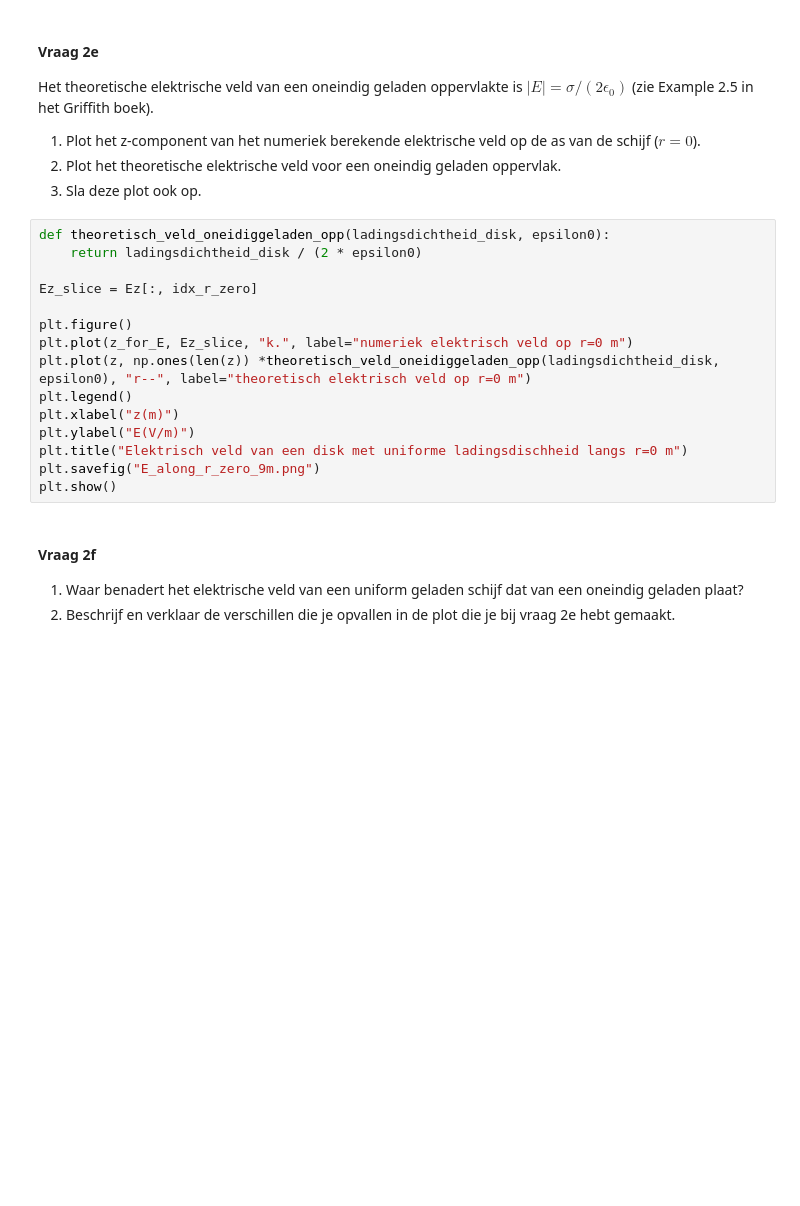
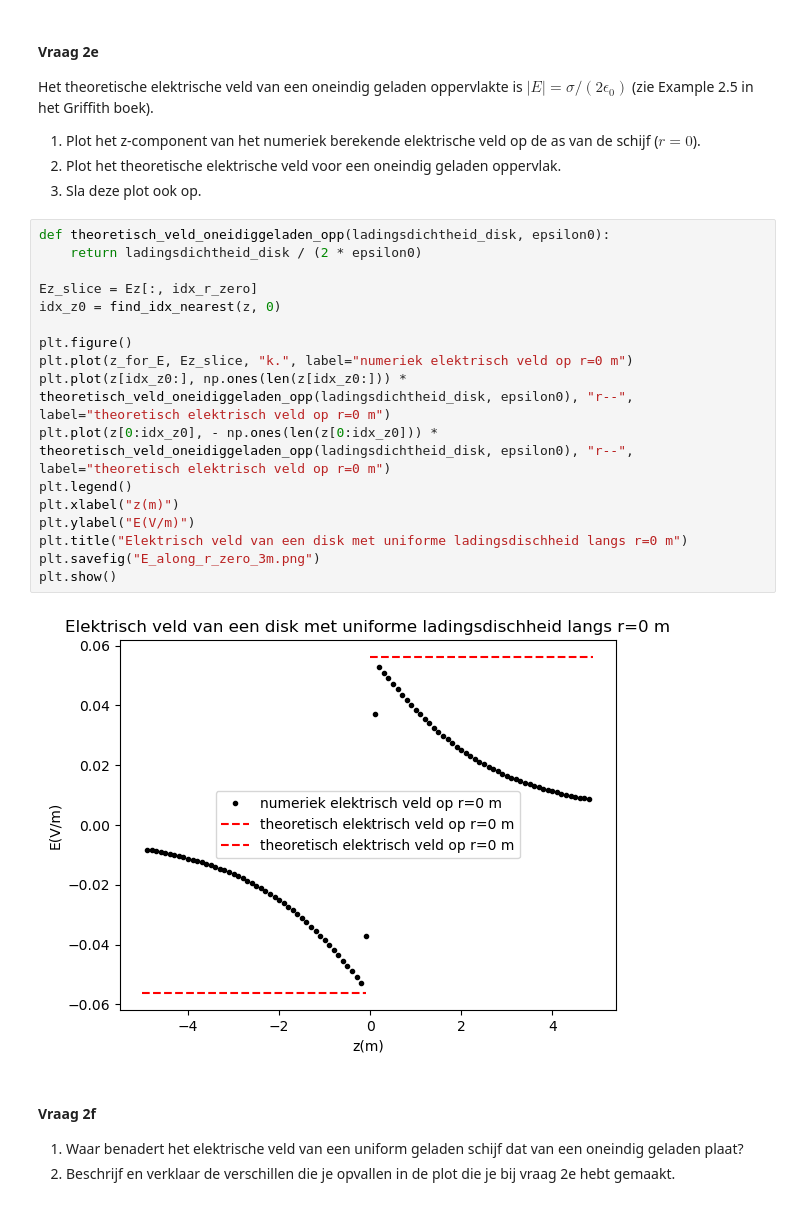
Before and after one commit to beanmachine123/opdrachten-DEF-D, a Jupyter notebook: DigitaleOntwerpopdrachten/1CondensatorOpdracht/CondensatorOntwerpopdracht.ipynb, the cells around one changed output. Saved outputs shown, nothing was run; the diff lists cells and outputs as text; blank space fills up the shorter version.

```diff
--- a/DigitaleOntwerpopdrachten/1CondensatorOpdracht/CondensatorOntwerpopdracht.ipynb
+++ b/DigitaleOntwerpopdrachten/1CondensatorOpdracht/CondensatorOntwerpopdracht.ipynb
@@ -256,18 +269,22 @@ Het theoretische elektrische veld van een oneindig geladen oppervlakte is $|E| =
 # %%
 def theoretisch_veld_oneidiggeladen_opp(ladingsdichtheid_disk, epsilon0):
     return ladingsdichtheid_disk / (2 * epsilon0)
 
 Ez_slice = Ez[:, idx_r_zero]
+idx_z0 = find_idx_nearest(z, 0)
 
 plt.figure()
 plt.plot(z_for_E, Ez_slice, "k.", label="numeriek elektrisch veld op r=0 m")
-plt.plot(z, np.ones(len(z)) *theoretisch_veld_oneidiggeladen_opp(ladingsdichtheid_disk, epsilon0), "r--", label="theoretisch elektrisch veld op r=0 m")
+plt.plot(z[idx_z0:], np.ones(len(z[idx_z0:])) * theoretisch_veld_oneidiggeladen_opp(ladingsdichtheid_disk, epsilon0), "r--", label="theoretisch elektrisch veld op r=0 m")
+plt.plot(z[0:idx_z0], - np.ones(len(z[0:idx_z0])) * theoretisch_veld_oneidiggeladen_opp(ladingsdichtheid_disk, epsilon0), "r--", label="theoretisch elektrisch veld op r=0 m")
 plt.legend()
 plt.xlabel("z(m)")
 plt.ylabel("E(V/m)")
 plt.title("Elektrisch veld van een disk met uniforme ladingsdischheid langs r=0 m")
-plt.savefig("E_along_r_zero_9m.png")
+plt.savefig("E_along_r_zero_3m.png")
 plt.show()
+# %% [output]
+[figure, added]
 # %% [markdown]
 #### Vraag 2f
 1. Waar benadert het elektrische veld van een uniform geladen schijf dat van een oneindig geladen plaat?
```
Also changed, not shown: parts of 16 cells of this notebook, 3 other files.
